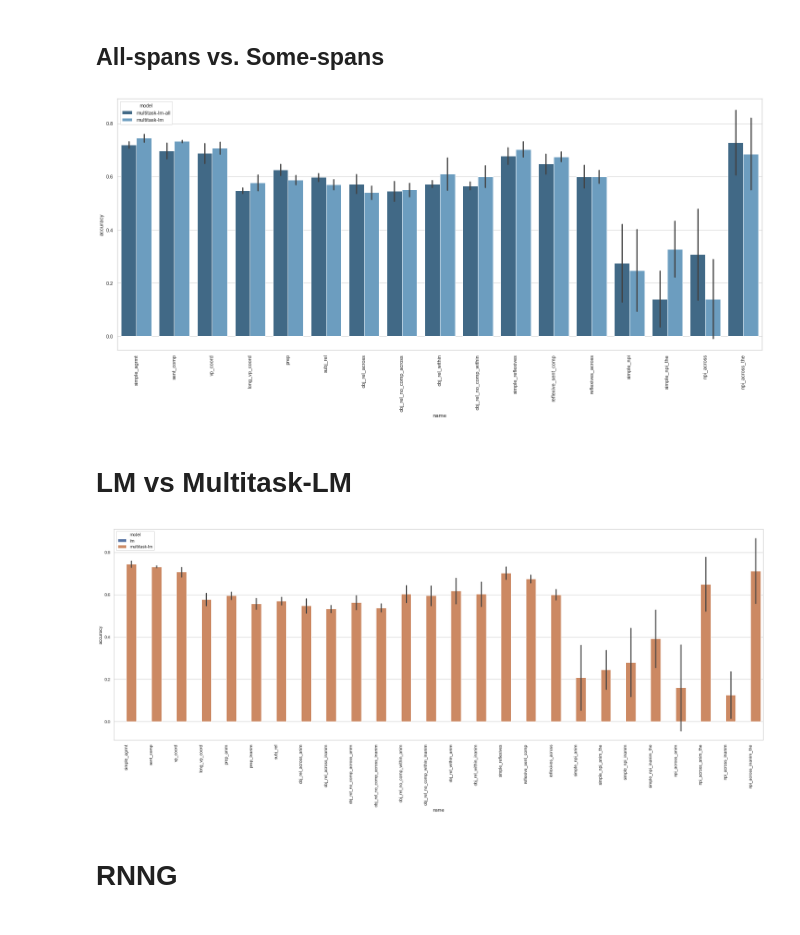
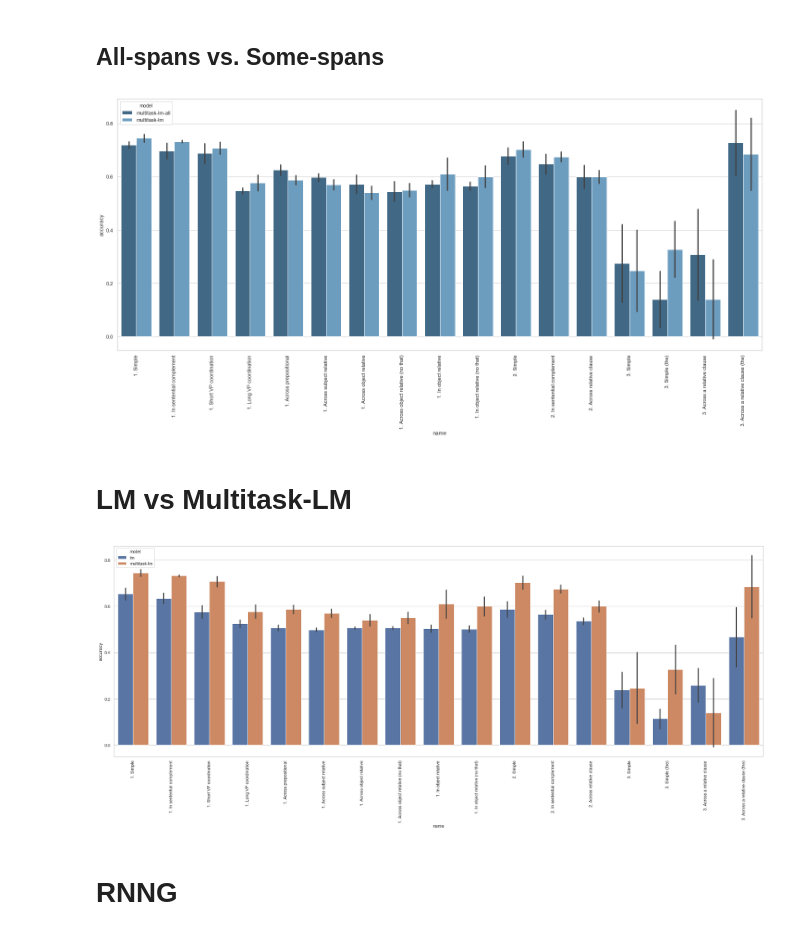
Before and after one commit to daandouwe/Thesis, a Jupyter notebook: notebooks/show-syneval-results-v2.ipynb, the cells around one changed output. Drawn from its saved outputs; the diff is of its cells as text; code cells hidden in the pictures.

```diff
--- a/notebooks/show-syneval-results-v2.ipynb
+++ b/notebooks/show-syneval-results-v2.ipynb
@@ -170,26 +175,25 @@ def rename_classes(df, rename_dict):
     return df
 
 
-def get_results_as_dataframe(folder_names, model_type='', exclude_unks=False, collapse_classes=True, rename_dict=None):
-    assert isinstance(folder_names, list)
+def get_results_as_dataframe(dataframes, model_type='', exclude_unks=False,
+                             collapse_classes=True, rename_dict=None):
+    assert isinstance(dataframes, list)
+    assert all(isinstance(df, pd.DataFrame) for df in dataframes)
 
-    dfs = [
-        pd.read_csv(f'../models/{folder}/output/syneval_results.tsv', sep='\t')
-        for folder in folder_names
-    ]
 
     if collapse_classes:
-        dfs = [rename_classes(df, COLLAPSE_DICT) for df in dfs]
-        if rename_dict is not None:
-            dfs = [rename_classes(df, rename_dict) for df in dfs]
+        dataframes = [rename_classes(df, COLLAPSE_DICT) for df in dataframes]
 
+    if rename_dict is not None:
+        assert set(dataframes[0]['name']) == set(rename_dict.keys())
+        dataframes = [rename_classes(df, rename_dict) for df in dataframes]
 
-    names = set(dfs[0]['name'])
+    names = set(dataframes[0]['name'])
     columns = ['name', 'accuracy', 'model', 'run']
 
     results = []
     for name in names:
-        for i, df in enumerate(dfs):
+        for i, df in enumerate(dataframes):
             acc = round(accuracy(df, name, exclude_unks), 2)
             results.append(
                 [name, acc, model_type, i])
@@ -269,18 +287,29 @@ g = sns.barplot(
 # %%
 all_multi_folders = filter_folders(all_folders, 'multitask-lm', include=['all-spans'])
 only_multi_folders = filter_folders(all_folders, 'multitask-lm', exclude=['all-spans'])
 
-all_multi_df = get_results_as_dataframe(all_multi_folders, 'multitask-lm-all')
-only_multi_df = get_results_as_dataframe(only_multi_folders, 'multitask-lm')
+all_multi_dfs = [
+    pd.read_csv(f'../models/{folder}/output/syneval_results.tsv', sep='\t')
+    for folder in all_multi_folders
+]
+only_multi_dfs = [
+    pd.read_csv(f'../models/{folder}/output/syneval_results.tsv', sep='\t')
+    for folder in only_multi_folders
+]
+
+all_multi_df = get_results_as_dataframe(
+    all_multi_dfs, 'multitask-lm-all', rename_dict=NAME_DICT_FANCY)
+only_multi_df = get_results_as_dataframe(
+    only_multi_dfs, 'multitask-lm', rename_dict=NAME_DICT_FANCY)
 
 multi_df = pd.concat([all_multi_df, only_multi_df])
 
 fig, ax = plt.subplots(figsize=(25, 10))
 g = sns.barplot(
-    data=multi_df, x='name', y='accuracy', ax=ax, palette="Blues_d", hue='model', order=ALL, ci='sd')
+    data=multi_df, x='name', y='accuracy', ax=ax, palette="Blues_d", hue='model', order=FANCY, ci='sd')
 labels = plt.xticks(rotation=90)
 # %% [output]
-[figure, old version]
+[figure, new version]
 # %%
 multi_df = only_multi_df
 # %% [markdown]
@@ -290,12 +319,12 @@ lm_both = pd.concat([lm_df, multi_df])
 
 fig, ax = plt.subplots(figsize=(30, 10))
 g = sns.barplot(
-    data=lm_both, x='name', y='accuracy', hue='model', ax=ax, order=ALL, ci='sd')
+    data=lm_both, x='name', y='accuracy', hue='model', ax=ax, order=FANCY, ci='sd')
 labels = plt.xticks(rotation=90)
 
 plt.savefig('figs/lm-syneval.pdf', bbox_inches='tight')
 # %% [output]
-[figure, old version]
+[figure, new version]
 # %% [markdown]
 # RNNG
 # %%
```
Also changed, not shown: parts of 10 cells of this notebook, 7 other files.
